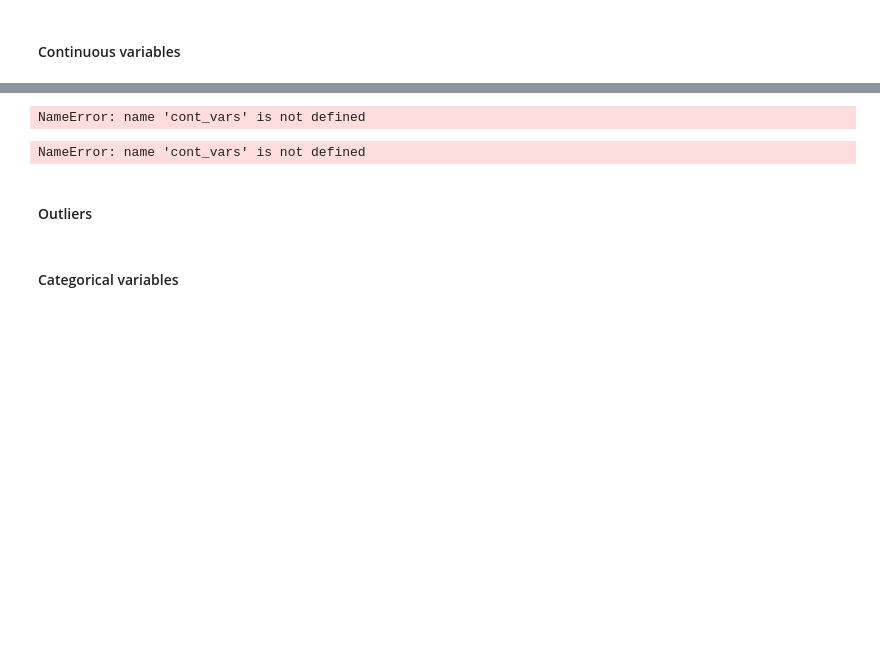
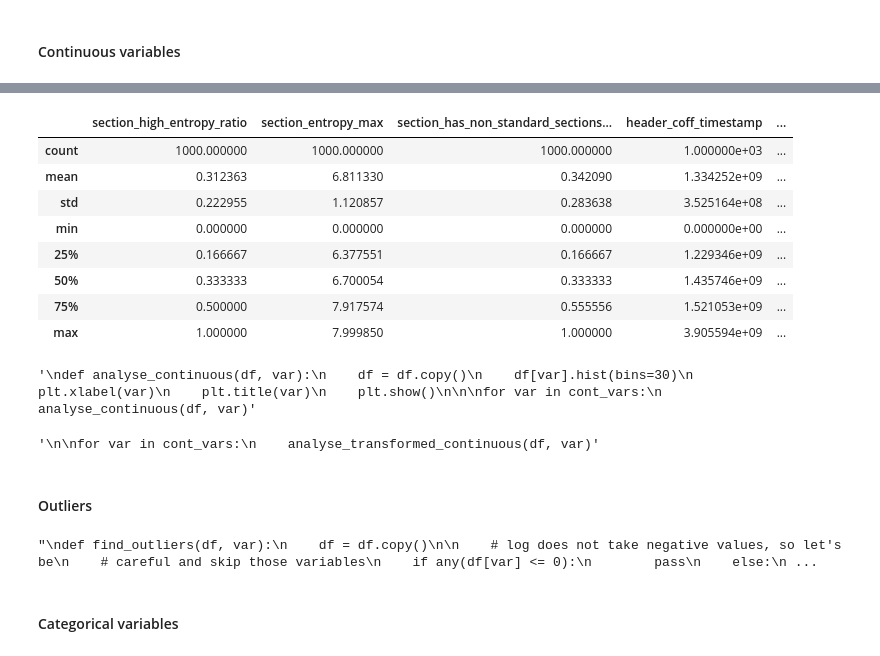
Before and after one commit to patrycjapiechowicz/cybersec, a Jupyter notebook: notebooks/part_1_feature_eingineering.ipynb, the cells around one changed output, grey strips where cells are left out. Saved outputs shown, nothing was run; the diff lists cells and outputs as text; code cells hidden in the pictures; blank space fills up the shorter version.

```diff
--- a/notebooks/part_1_feature_eingineering.ipynb
+++ b/notebooks/part_1_feature_eingineering.ipynb
@@ -165,13 +152,21 @@ print('Number of continuous variables: ', len(cont_vars))
 # %%
 # let's visualise the continuous variables
 
-df[cont_vars].head()
+df[cont_vars].describe()
 # %% [output]
-NameError: name 'cont_vars' is not defined
+|  | section_high_entropy_ratio | section_entropy_max | section_has_non_standard_sections... | header_coff_timestamp | ... |
+| count | 1000.000000 | 1000.000000 | 1000.000000 | 1.000000e+03 | ... |
+| mean | 0.312363 | 6.811330 | 0.342090 | 1.334252e+09 | ... |
+| std | 0.222955 | 1.120857 | 0.283638 | 3.525164e+08 | ... |
+| min | 0.000000 | 0.000000 | 0.000000 | 0.000000e+00 | ... |
+| 25% | 0.166667 | 6.377551 | 0.166667 | 1.229346e+09 | ... |
+| 50% | 0.333333 | 6.700054 | 0.333333 | 1.435746e+09 | ... |
+| 75% | 0.500000 | 7.917574 | 0.555556 | 1.521053e+09 | ... |
+| max | 1.000000 | 7.999850 | 1.000000 | 3.905594e+09 | ... |
 # %%
 # Let's go ahead and analyse the distributions of these variables
 
-
+"""
 def analyse_continuous(df, var):
     df = df.copy()
     df[var].hist(bins=30)
@@ -181,9 +176,9 @@ def analyse_continuous(df, var):
 
 
 for var in cont_vars:
-    analyse_continuous(df, var)
+    analyse_continuous(df, var)"""
 # %% [output]
-NameError: name 'cont_vars' is not defined
+'\ndef analyse_continuous(df, var):\n    df = df.copy()\n    df[var].hist(bins=30)\n    plt.xlabel(var)\n    plt.title(var)\n    plt.show()\n\n\nfor var in cont_vars:\n    analyse_continuous(df, var)'
 # %%
 # Let's go ahead and analyse the distributions of these variables
 # after applying a logarithmic transformation
@@ -203,16 +198,18 @@ def analyse_transformed_continuous(df, var):
         plt.xlabel(var)
         plt.title(var)
         plt.show()
-
+"""
 
 for var in cont_vars:
-    analyse_transformed_continuous(df, var)
+    analyse_transformed_continuous(df, var)"""
+# %% [output]
+'\n\nfor var in cont_vars:\n    analyse_transformed_continuous(df, var)'
 # %% [markdown]
 #### Outliers
 # %%
 # let's make boxplots to visualise outliers in the continuous variables
 
-
+"""
 def find_outliers(df, var):
     df = df.copy()
 
@@ -229,7 +226,9 @@ def find_outliers(df, var):
 
 
 for var in cont_vars:
-    find_outliers(df, var)
+    find_outliers(df, var) """
+# %% [output]
+"\ndef find_outliers(df, var):\n    df = df.copy()\n\n    # log does not take negative values, so let's be\n    # careful and skip those variables\n    if any(df[var] <= 0):\n        pass\n    else:\n ...
 # %% [markdown]
 #### Categorical variables
 # %%
```
Also changed, not shown: parts of 67 cells of this notebook.
